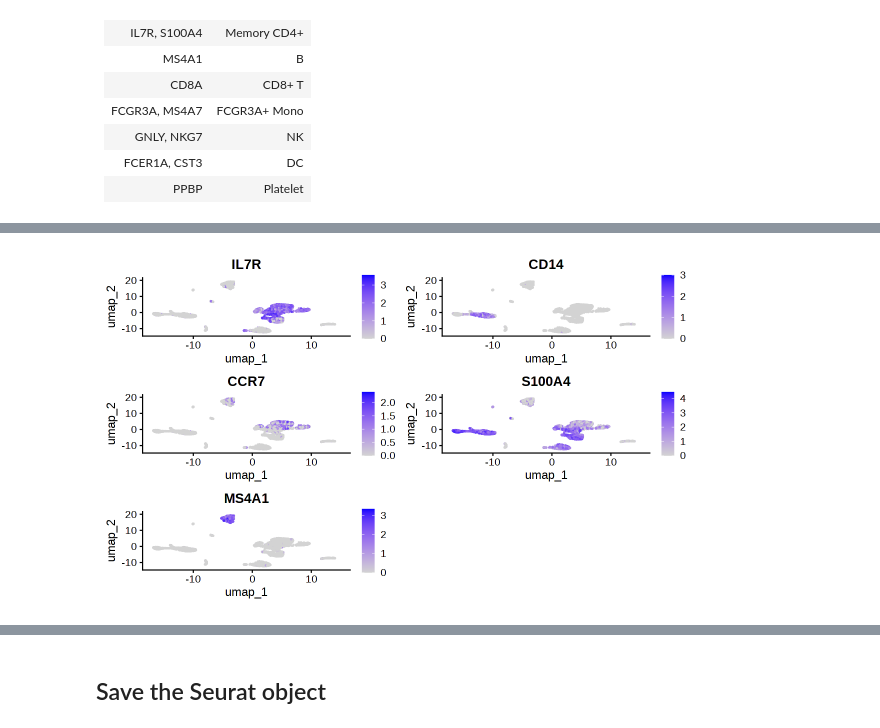
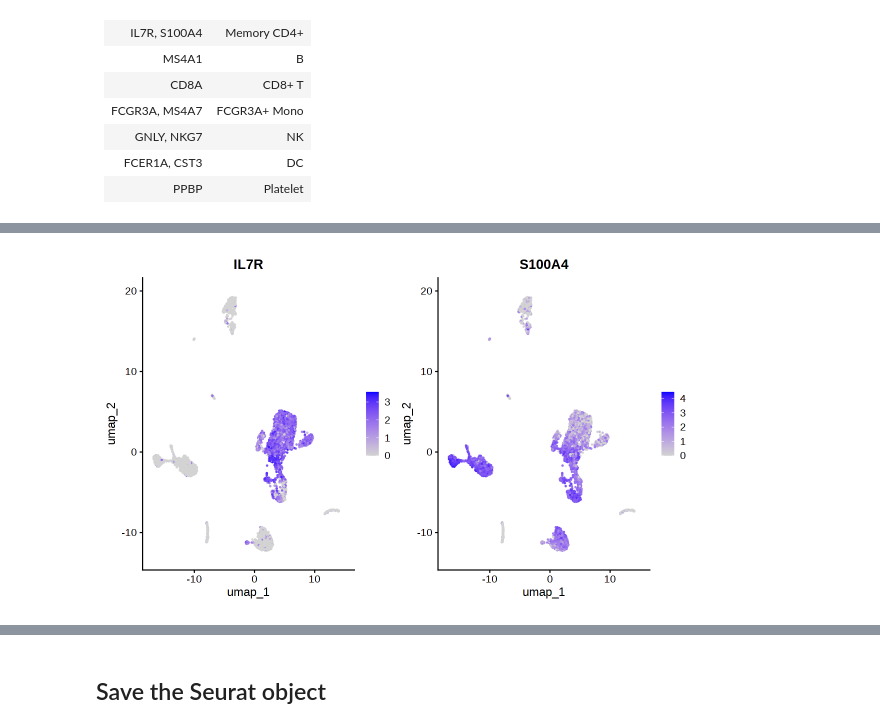
Before and after one commit to xie186/Algorithms_for_DNA-Sequencing, a Jupyter notebook: docs/BIOI611_scRNA.ipynb, the cells around one changed output, grey strips where cells are left out. Saved outputs shown, nothing was run; the diff lists cells and outputs as text; code cells hidden in the pictures.

```diff
--- a/docs/BIOI611_scRNA.ipynb
+++ b/docs/BIOI611_scRNA.ipynb
@@ -492,7 +490,7 @@ pc_number
  To cluster the cells, Seurat next applies modularity optimization techniques such as the Louvain algorithm (default) or SLM [SLM, Blondel et al., Journal of Statistical Mechanics], to iteratively group cells together, with the goal of optimizing the standard modularity function. The FindClusters() function implements this procedure, and contains a resolution parameter that sets the `granularity` of the downstream clustering, with increased values leading to a greater number of clusters. We find that setting this parameter between 1 typically returns good results for single-cell datasets of around 5k cells. Optimal resolution often increases for larger datasets. The clusters can be found using the `Idents()` function.
 # %%
 pbmc <- FindNeighbors(pbmc, dims = 1:pc_number)
-pbmc <- FindClusters(pbmc, resolution = 0.1)
+pbmc <- FindClusters(pbmc, resolution = 0.2)
 # %% [output]
 Computing nearest neighbor graph
 
@@ -744,4 +764,5 @@ table(Idents(pbmc))
 # %%
-FeaturePlot(pbmc, features = c("IL7R", "CD14", "CCR7", "S100A4", "MS4A1"))
+## IL7R, S100A4	Memory CD4+
+FeaturePlot(pbmc, features = c("IL7R", "S100A4"))
 # %% [output]
-[figure, old version]
+[figure, new version]
```
Also changed, not shown: parts of 46 cells of this notebook.
